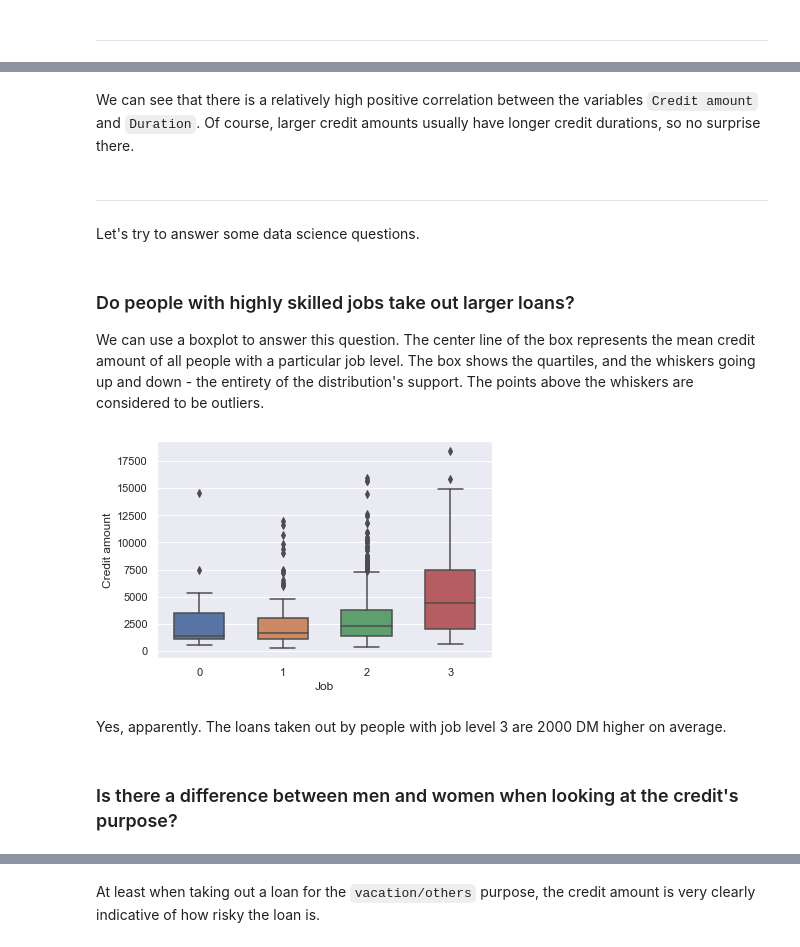
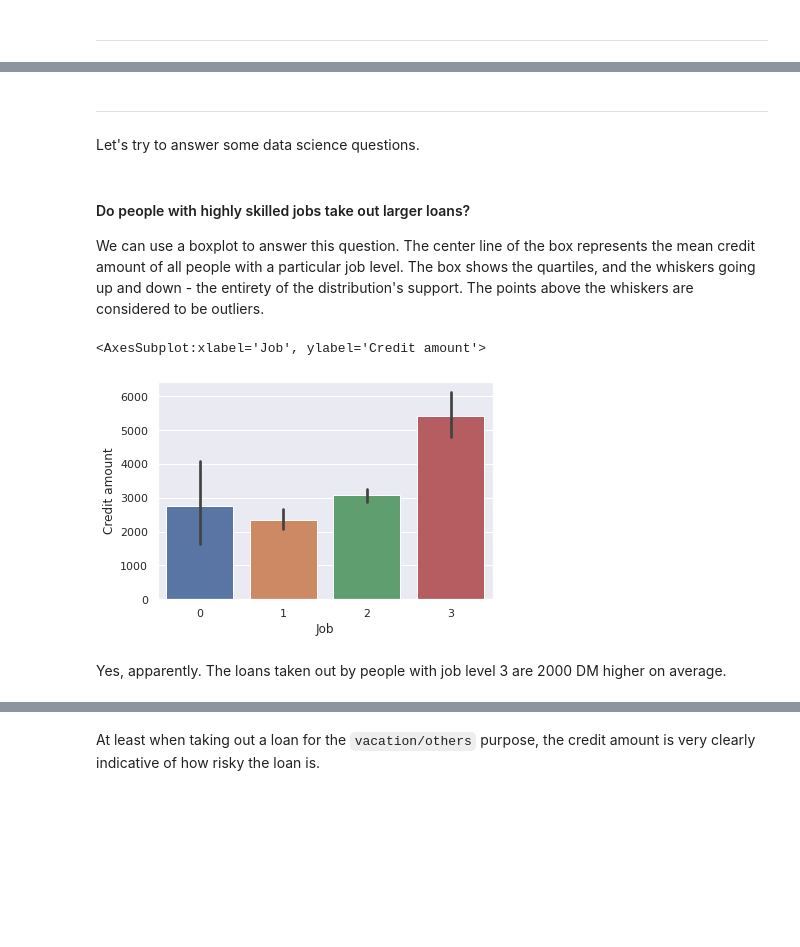
Before and after one commit to ldims/data-analysis, a Jupyter notebook: Intro to Data Analysis.ipynb, the cells around one changed output, grey strips where cells are left out. Drawn from its saved outputs; the diff is of its cells as text; code cells hidden in the pictures; blank space fills up the shorter version.

```diff
--- a/Intro to Data Analysis.ipynb
+++ b/Intro to Data Analysis.ipynb
@@ -156,2 +160,4 @@ Modified version downloaded from [Kaggle](https://www.kaggle.com/datasets/kabure
 # %%
-data = pd.read_csv('german_credit_data.csv')
+data = pd.read_csv('Data/german_credit_data.csv')
+
+data
@@ -395,19 +350,15 @@ plt.show()
-# %% [markdown]
-We can see that there is a relatively high positive correlation between the variables `Credit amount` and `Duration`. Of course, larger credit amounts usually have longer credit durations, so no surprise there.
 # %% [markdown]
 ------
 
 Let's try to answer some data science questions.
 # %% [markdown]
-### Do people with highly skilled jobs take out larger loans?
+#### Do people with highly skilled jobs take out larger loans?
 
 We can use a boxplot to answer this question. The center line of the box represents the mean credit amount of all people with a particular job level. The box shows the quartiles, and the whiskers going up and down - the entirety of the distribution's support. The points above the whiskers are considered to be outliers.
 # %%
-sns.boxplot(x="Job", y="Credit amount", data=data, width=.6)
-plt.show()
+sns.barplot(x="Job", y="Credit amount", data=data)
 # %% [output]
+<AxesSubplot:xlabel='Job', ylabel='Credit amount'>
-[figure, old version]
+[figure, new version]
 # %% [markdown]
 Yes, apparently. The loans taken out by people with job level 3 are 2000 DM higher on average.
-# %% [markdown]
-### Is there a difference between men and women when looking at the credit's purpose?
```
Also changed, not shown: parts of 116 cells of this notebook.
